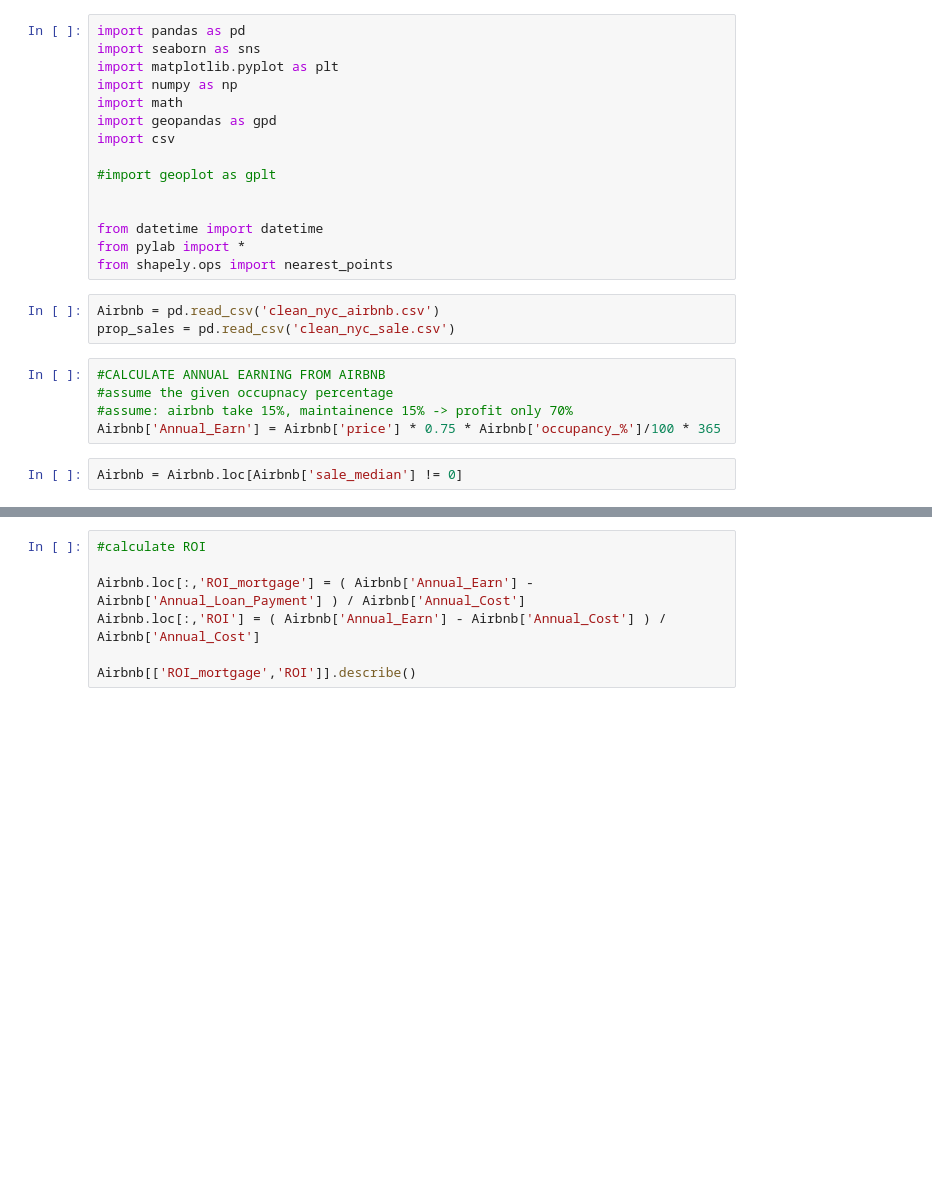
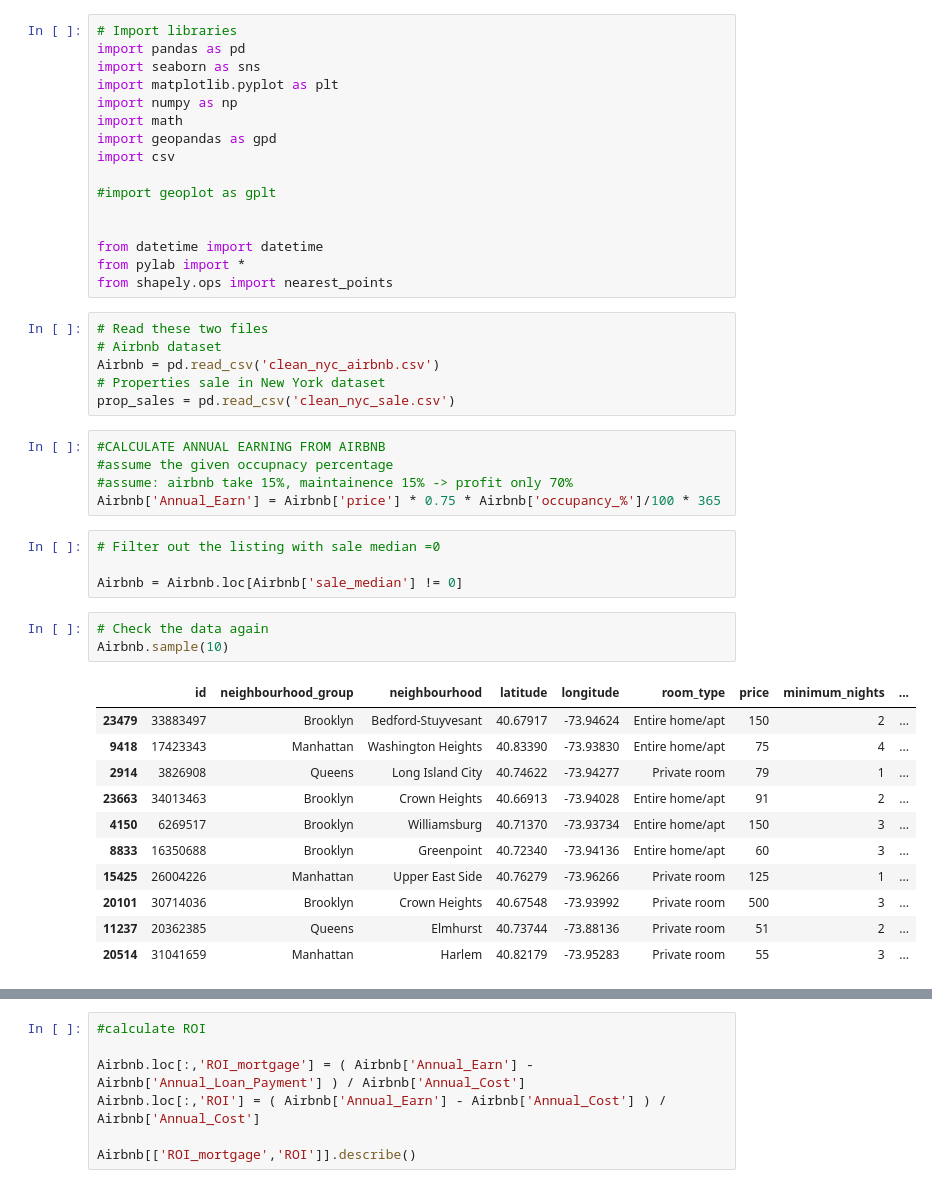
Before and after one commit to SimonChung091159/New-York-Airbnb, a Jupyter notebook: NYC_airbnb_analysis.ipynb, the cells around one changed output, grey strips where cells are left out. Drawn from its saved outputs; the diff is of its cells as text; blank space fills up the shorter version.

```diff
--- a/NYC_airbnb_analysis.ipynb
+++ b/NYC_airbnb_analysis.ipynb
@@ -1,4 +1,5 @@
 # %%
+# Import libraries
 import pandas as pd
 import seaborn as sns
 import matplotlib.pyplot as plt
@@ -14,7 +15,10 @@ from datetime import datetime
 from pylab import *
 from shapely.ops import nearest_points
 # %%
+# Read these two files
+# Airbnb dataset
 Airbnb = pd.read_csv('clean_nyc_airbnb.csv')
+# Properties sale in New York dataset
 prop_sales = pd.read_csv('clean_nyc_sale.csv')
 # %%
 #CALCULATE ANNUAL EARNING FROM AIRBNB
@@ -22,4 +26,21 @@ prop_sales = pd.read_csv('clean_nyc_sale.csv')
 #assume: airbnb take 15%, maintainence 15% -> profit only 70%
 Airbnb['Annual_Earn'] = Airbnb['price'] * 0.75 * Airbnb['occupancy_%']/100 * 365
 # %%
+# Filter out the listing with sale median =0
+
 Airbnb = Airbnb.loc[Airbnb['sale_median'] != 0]
+# %%
+# Check the data again
+Airbnb.sample(10)
+# %% [output]
+|  | id | neighbourhood_group | neighbourhood | latitude | longitude | room_type | price | minimum_nights | ... |
+| 23479 | 33883497 | Brooklyn | Bedford-Stuyvesant | 40.67917 | -73.94624 | Entire home/apt | 150 | 2 | ... |
+| 9418 | 17423343 | Manhattan | Washington Heights | 40.83390 | -73.93830 | Entire home/apt | 75 | 4 | ... |
+| 2914 | 3826908 | Queens | Long Island City | 40.74622 | -73.94277 | Private room | 79 | 1 | ... |
+| 23663 | 34013463 | Brooklyn | Crown Heights | 40.66913 | -73.94028 | Entire home/apt | 91 | 2 | ... |
+| 4150 | 6269517 | Brooklyn | Williamsburg | 40.71370 | -73.93734 | Entire home/apt | 150 | 3 | ... |
+| 8833 | 16350688 | Brooklyn | Greenpoint | 40.72340 | -73.94136 | Entire home/apt | 60 | 3 | ... |
+| 15425 | 26004226 | Manhattan | Upper East Side | 40.76279 | -73.96266 | Private room | 125 | 1 | ... |
+| 20101 | 30714036 | Brooklyn | Crown Heights | 40.67548 | -73.93992 | Private room | 500 | 3 | ... |
+| 11237 | 20362385 | Queens | Elmhurst | 40.73744 | -73.88136 | Private room | 51 | 2 | ... |
+| 20514 | 31041659 | Manhattan | Harlem | 40.82179 | -73.95283 | Private room | 55 | 3 | ... |
```
Also changed, not shown: parts of 8 cells of this notebook.
